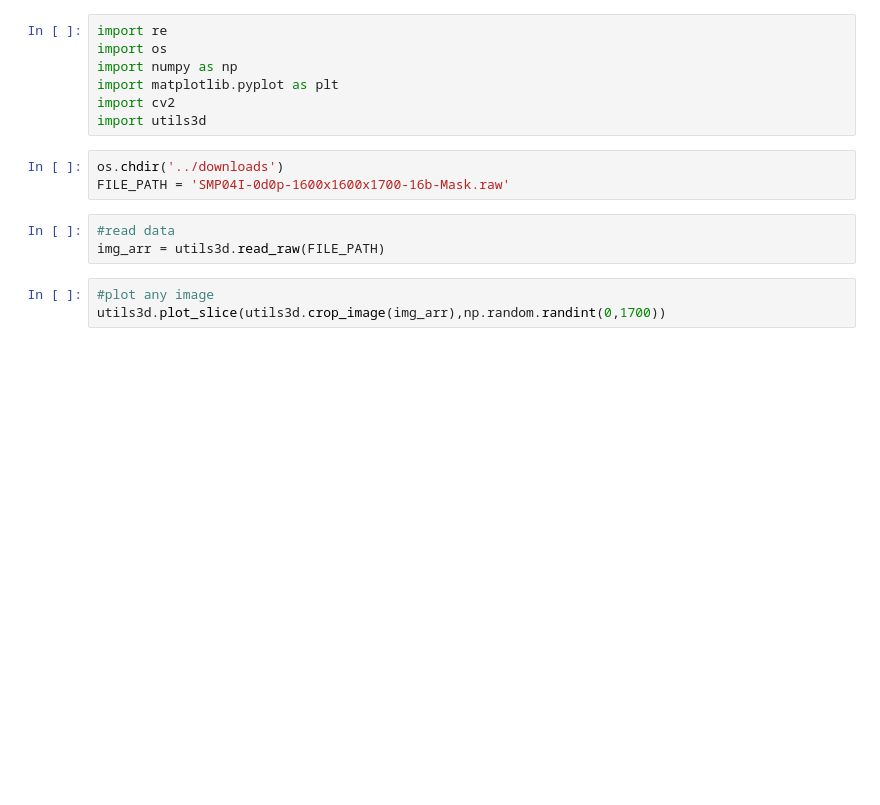
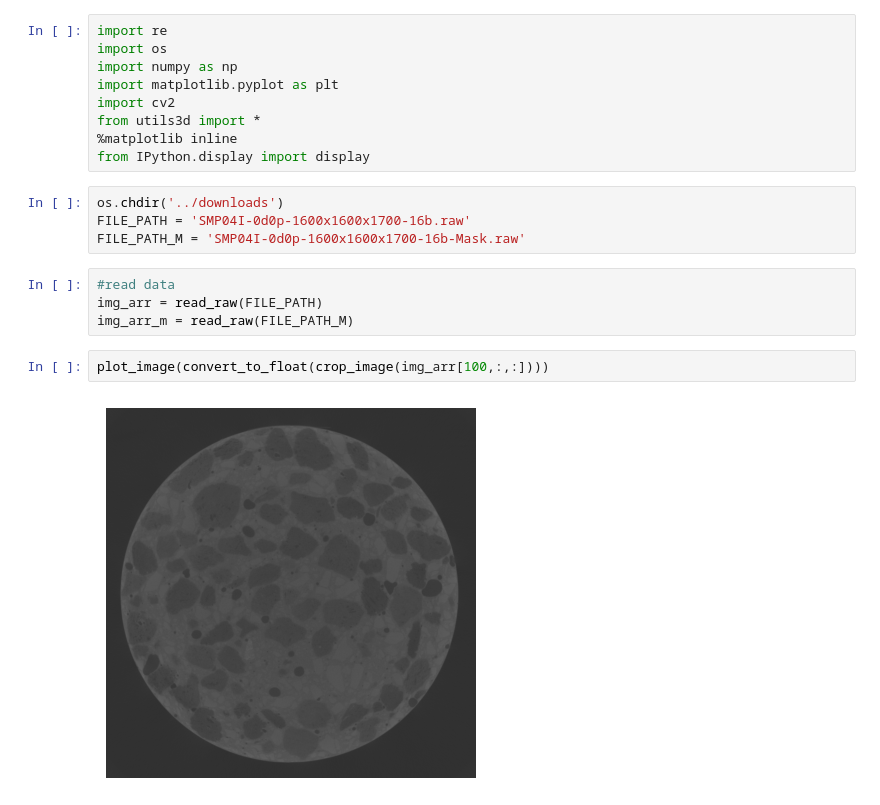
Before and after one commit to nickgiki/concrete_image_segmentation, a Jupyter notebook: concrete_ntua_read_files.ipynb, the cells around one changed output. Saved outputs shown, nothing was run; the diff lists cells and outputs as text; blank space fills up the shorter version.

Commit message:
refacotr utils

```diff
--- a/concrete_ntua_read_files.ipynb
+++ b/concrete_ntua_read_files.ipynb
@@ -4,13 +4,18 @@ import os
 import numpy as np
 import matplotlib.pyplot as plt
 import cv2
-import utils3d
+from utils3d import *
+%matplotlib inline
+from IPython.display import display
 # %%
 os.chdir('../downloads')
-FILE_PATH = 'SMP04I-0d0p-1600x1600x1700-16b-Mask.raw'
+FILE_PATH = 'SMP04I-0d0p-1600x1600x1700-16b.raw'
+FILE_PATH_M = 'SMP04I-0d0p-1600x1600x1700-16b-Mask.raw'
 # %%
 #read data
-img_arr = utils3d.read_raw(FILE_PATH)
+img_arr = read_raw(FILE_PATH)
+img_arr_m = read_raw(FILE_PATH_M)
 # %%
-#plot any image
-utils3d.plot_slice(utils3d.crop_image(img_arr),np.random.randint(0,1700))
+plot_image(convert_to_float(crop_image(img_arr[100,:,:])))
+# %% [output]
+[figure, added]
```
Also changed, not shown: parts of 3 cells of this notebook, 2 other files.
